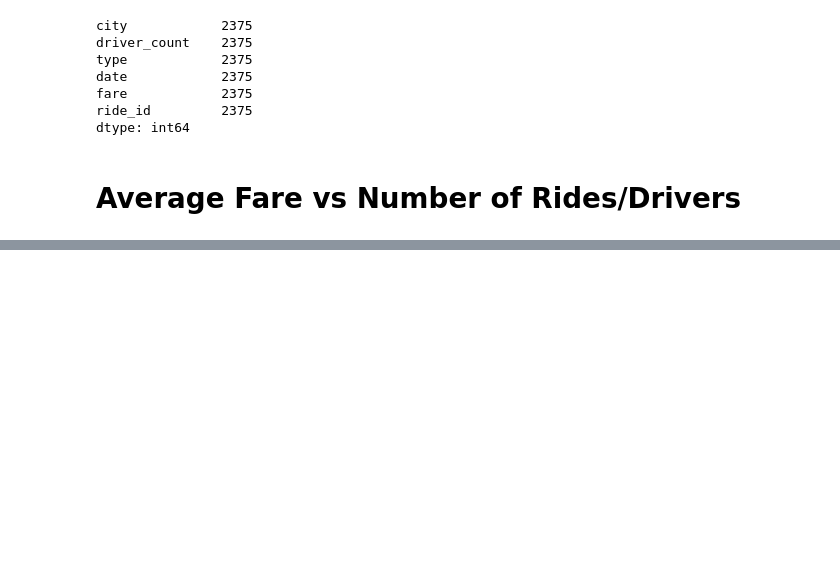
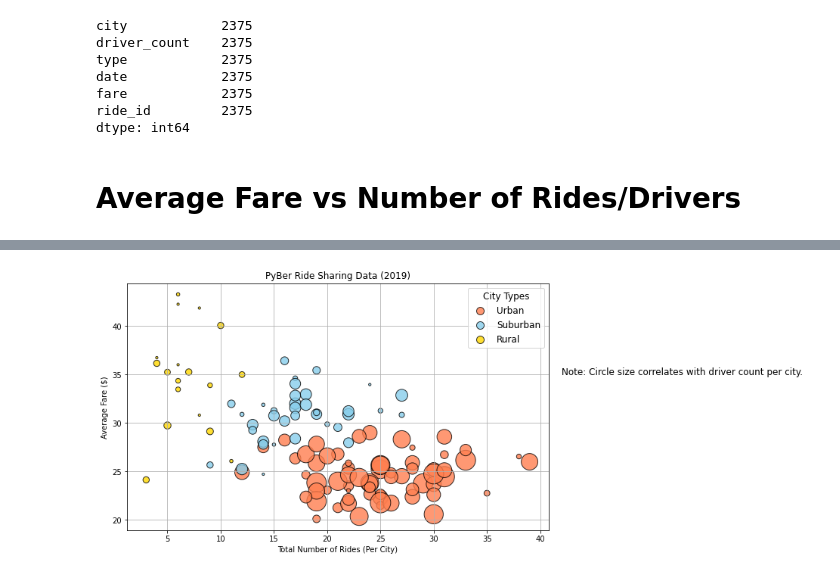
Before and after one commit to yazhcodes/PyBer_Analysis, a Jupyter notebook: Course Work/PyBer.ipynb, the cells around one changed output, grey strips where cells are left out. Saved outputs shown, nothing was run; the diff lists cells and outputs as text; code cells hidden in the pictures; blank space fills up the shorter version.

```diff
--- a/Course Work/PyBer.ipynb
+++ b/Course Work/PyBer.ipynb
@@ -160,0 +172,5 @@ pyber_city_df
+# %%
+pyber_urban_df = pyber_city_df.loc[(pyber_city_df.Type == 'Urban')][['Drivers','Total Rides','Average Fare']]
+pyber_suburban_df = pyber_city_df.loc[(pyber_city_df.Type == 'Suburban')][['Drivers','Total Rides','Average Fare']]
+pyber_rural_df = pyber_city_df.loc[(pyber_city_df.Type == 'Rural')][['Drivers','Total Rides','Average Fare']]
+pyber_rural_df
@@ -160,0 +196,52 @@ pyber_city_df
+# %%
+# Plot
+plt.subplots(figsize=(10,6))
+plt.scatter(
+    pyber_urban_df['Total Rides'],
+    pyber_urban_df['Average Fare'],
+    s = 10*pyber_urban_df['Drivers'],
+    c = 'coral',
+    edgecolor = 'black',
+    linewidths = 1,
+    alpha = 0.8,
+    label = 'Urban'
+)
+plt.scatter(
+    pyber_suburban_df['Total Rides'],
+    pyber_suburban_df['Average Fare'],
+    s = 10*pyber_suburban_df['Drivers'],
+    c = 'skyblue',
+    edgecolor = 'black',
+    alpha = 0.8,
+    label = 'Suburban'
+)
+plt.scatter(
+    pyber_rural_df['Total Rides'],
+    pyber_rural_df['Average Fare'],
+    s = 10*pyber_rural_df['Drivers'],
+    c = 'gold',
+    edgecolor = 'black',
+    alpha = 0.8,
+    label = 'Rural'
+)
+plt.xlabel('Total Number of Rides (Per City)')
+plt.ylabel('Average Fare ($)')
+plt.title('PyBer Ride Sharing Data (2019)')
+plt.grid()
+
+# Legend
+lgnd = plt.legend(fontsize="12", mode="Expanded",scatterpoints=1, loc="best", title="City Types")
+lgnd.legendHandles[0]._sizes = [100]
+lgnd.legendHandles[1]._sizes = [100]
+lgnd.legendHandles[2]._sizes = [100]
+lgnd.get_title().set_fontsize(12)
+
+# Note
+plt.text(42,35,'Note: Circle size correlates with driver count per city.',fontsize=12, wrap=True)
+# plt.tight_layout()
+
+# Save
+fig1_path = os.path.join('..','Resources','Fig1.png')
+plt.savefig(fig1_path)
+# %% [output]
+[figure, added]
```
Also changed, not shown: parts of 2 cells of this notebook, 1 other file.
